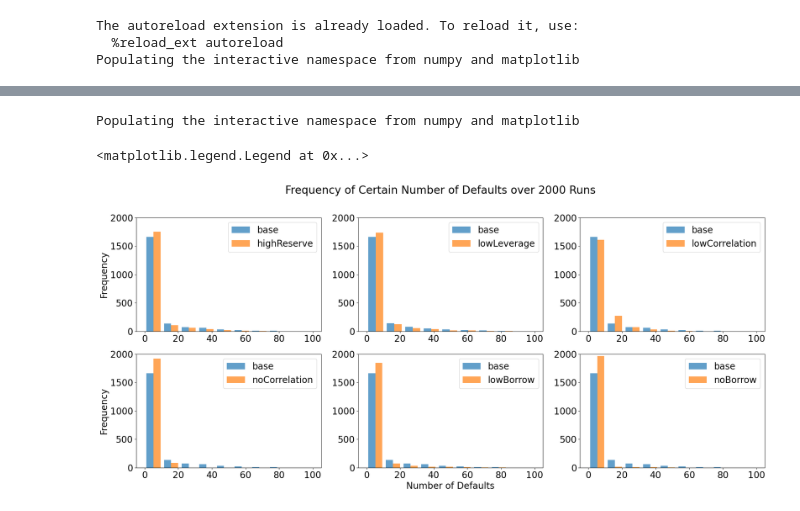
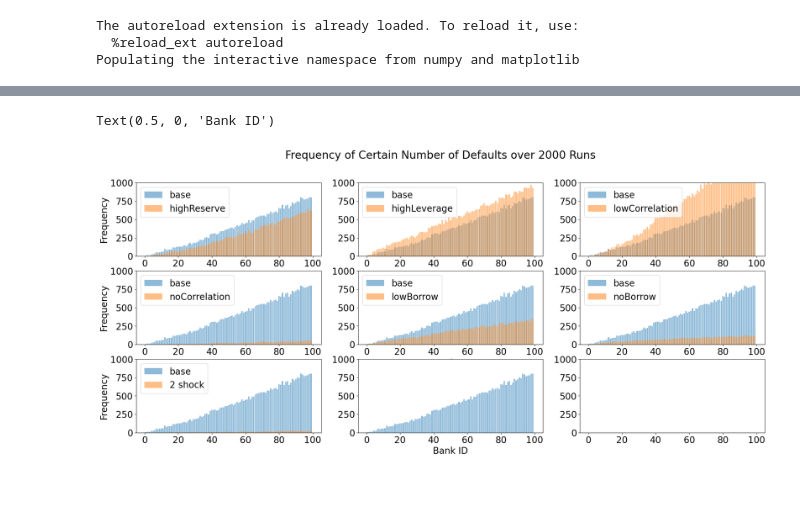
Before and after one commit to dongxulee/balanceSheet, a Jupyter notebook: bankingSystemSystematicRisk.ipynb, the cells around one changed output, grey strips where cells are left out. Drawn from its saved outputs; the diff is of its cells as text; code cells hidden in the pictures.

Commit message:
parameter tunning

```diff
--- a/bankingSystemSystematicRisk.ipynb
+++ b/bankingSystemSystematicRisk.ipynb
@@ -20,7 +20,7 @@ Populating the interactive namespace from numpy and matplotlib
 # %%
 import numpy as np
 import pandas as pd
-label = ["base", "highCapitalReserve", "lowLevarage", "lowCorrelation", "noCorrelation", "lowBorrow", "noBorrow"]
-defaultCollection = np.concatenate([np.load("defaultCollection_lowBorrow.npy"), np.load("defaultCollection_lowBorrow1.npy")],axis=1)
-defaultCollection = np.concatenate([defaultCollection,np.load("defaultCollection_noBorrow.npy")],axis=0)
-pd.DataFrame(data = defaultCollection.T, columns = label).describe()
+label = ["baseModel", "highReserve", "highLeverage", "lowCorrelation", "noCorrelation", "lowBorrow", "noBorrow", "301", "302"]
+
+defaultCollection = np.concatenate([np.load("defaultSimulation/defaultCollection_" + l + ".npy") for l in label],axis=0)
+defaultBanks = np.concatenate([np.load("defaultSimulation/defaultBanks_" + l + ".npy") for l in label],axis=0)
@@ -37,32 +39,45 @@ pd.DataFrame(data = defaultCollection.T, columns = label).describe()
 # %%
-%pylab inline
-import matplotlib.pyplot as plt
-# create a 2 by 2 plot
-pylab.rcParams['font.size'] = 20
-fig, axs = plt.subplots(2, 3, figsize=(25,10))
+fig, axs = plt.subplots(3, 3, figsize=(25,10))
 # Defining custom 'xlim' and 'ylim' values.
 custom_xlim = (-5, 105)
-custom_ylim = (0, 2000)
+custom_ylim = (0, 1000)
 # Setting the values for all axes.
 plt.setp(axs, xlim=custom_xlim, ylim=custom_ylim)
 
 fig.suptitle('Frequency of Certain Number of Defaults over 2000 Runs')
-axs[0,0].hist([defaultCollection[0], defaultCollection[1]], bins = 8,label = ["base", "highReserve"],alpha=0.7)
+axs[0,0].bar(range(100), defaultBanks[0].sum(axis=0), label = "base",alpha=0.5)
+axs[0,0].bar(range(100), defaultBanks[1].sum(axis=0), label = "highReserve",alpha=0.5)
 axs[0,0].set_ylabel("Frequency")
 axs[0,0].legend()
-axs[0,1].hist([defaultCollection[0],defaultCollection[2]], bins = 8,label = ["base", "lowLeverage"], alpha=0.7)
+axs[0,1].bar(range(100), defaultBanks[0].sum(axis=0), label = "base",alpha=0.5)
+axs[0,1].bar(range(100), defaultBanks[2].sum(axis=0), label = "highLeverage",alpha=0.5)
 axs[0,1].legend()
-axs[0,2].hist([defaultCollection[0],defaultCollection[3]], bins = 8,label = ["base", "lowCorrelation"], alpha=0.7)
+axs[0,2].bar(range(100), defaultBanks[0].sum(axis=0), label = "base",alpha=0.5)
+axs[0,2].bar(range(100), defaultBanks[3].sum(axis=0), label = "lowCorrelation",alpha=0.5)
 axs[0,2].legend()
-axs[1,0].hist([defaultCollection[0],defaultCollection[4]], bins = 8,label = ["base", "noCorrelation"], alpha=0.7)
+axs[1,0].bar(range(100), defaultBanks[0].sum(axis=0), label = "base",alpha=0.5)
+axs[1,0].bar(range(100), defaultBanks[4].sum(axis=0), label = "noCorrelation",alpha=0.5)
 axs[1,0].set_ylabel("Frequency")
 axs[1,0].legend()
-axs[1,1].hist([defaultCollection[0],defaultCollection[5]], bins = 8,label = ["base", "lowBorrow"], alpha=0.7)
-axs[1,1].set_xlabel("Number of Defaults")
+axs[1,1].bar(range(100), defaultBanks[0].sum(axis=0), label = "base",alpha=0.5)
+axs[1,1].bar(range(100), defaultBanks[5].sum(axis=0), label = "lowBorrow",alpha=0.5)
+axs[1,1].set_xlabel("Bank ID")
 axs[1,1].legend()
-axs[1,2].hist([defaultCollection[0],defaultCollection[6]], bins = 8,label = ["base", "noBorrow"], alpha=0.7)
+axs[1,2].bar(range(100), defaultBanks[0].sum(axis=0), label = "base",alpha=0.5)
+axs[1,2].bar(range(100), defaultBanks[6].sum(axis=0), label = "noBorrow",alpha=0.5)
 axs[1,2].legend()
+
+axs[2,0].bar(range(100), defaultBanks[0].sum(axis=0), label = "base",alpha=0.5)
+axs[2,0].bar(range(100), defaultBanks[7].sum(axis=0), label = "2 shock",alpha=0.5)
+axs[2,0].set_ylabel("Frequency")
+axs[2,0].legend()
+axs[2,1].bar(range(100), defaultBanks[0].sum(axis=0), label = "base",alpha=0.5)
+axs[2,1].bar(range(100), defaultBanks[8].sum(axis=0), label = "3 shock",alpha=0.5)
+axs[2,1].set_xlabel("Bank ID")
+# axs[2,1].legend()
+# axs[2,2].bar(range(100), defaultBanks[0].sum(axis=0), label = "base",alpha=0.5)
+# axs[2,2].bar(range(100), defaultBanks[9].sum(axis=0), label = "5 shock",alpha=0.5)
+# axs[2,2].legend()
 # %% [output]
-Populating the interactive namespace from numpy and matplotlib
+Text(0.5, 0, 'Bank ID')
-<matplotlib.legend.Legend at 0x...>
-[figure, old version]
+[figure, new version]
```
Also changed, not shown: parts of 3 cells of this notebook, 22 other files.
